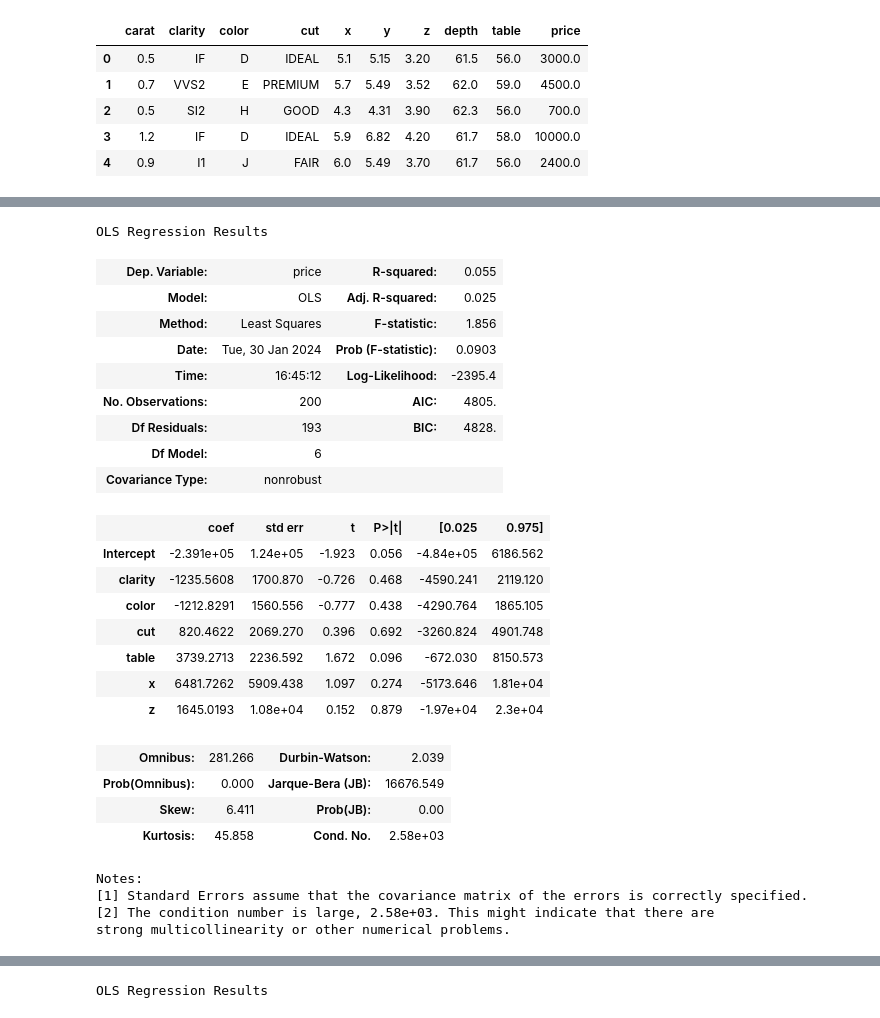
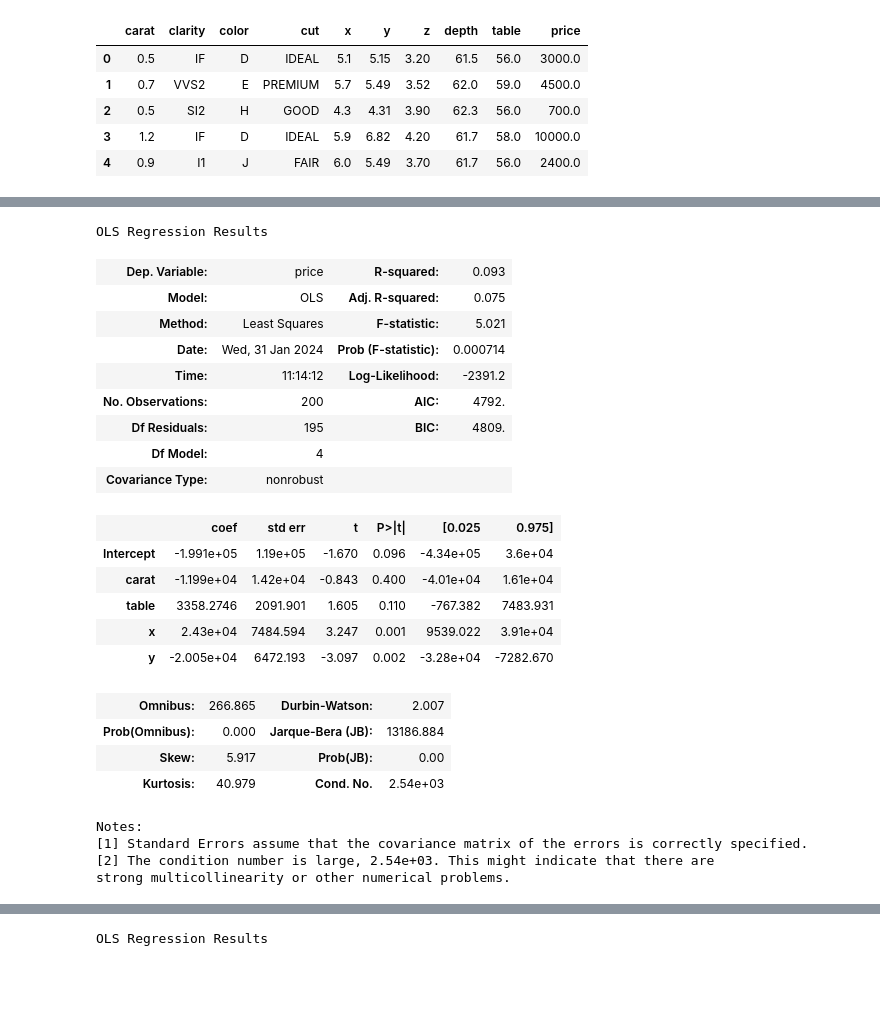
Before and after one commit to karolsobotka/PAD, a Jupyter notebook: messy_data_proj/etap_tworzenia_modelu_regresji.ipynb, the cells around one changed output, grey strips where cells are left out. Saved outputs shown, nothing was run; the diff lists cells and outputs as text; code cells hidden in the pictures; blank space fills up the shorter version.

```diff
--- a/messy_data_proj/etap_tworzenia_modelu_regresji.ipynb
+++ b/messy_data_proj/etap_tworzenia_modelu_regresji.ipynb
@@ -85,32 +244,31 @@ Notes:
 strong multicollinearity or other numerical problems.
 # %%
-model = smf.ols(formula="price ~  clarity + color +  cut +table + x+z ", data = df).fit()
+
+model = smf.ols(formula="price ~ carat+  table + x+ y ", data = df).fit()
 model.summary()
 # %% [output]
 OLS Regression Results
-| Dep. Variable: | price | R-squared: | 0.055 |
-| Model: | OLS | Adj. R-squared: | 0.025 |
-| Method: | Least Squares | F-statistic: | 1.856 |
-| Date: | Tue, 30 Jan 2024 | Prob (F-statistic): | 0.0903 |
-| Time: | 16:45:12 | Log-Likelihood: | -2395.4 |
-| No. Observations: | 200 | AIC: | 4805. |
-| Df Residuals: | 193 | BIC: | 4828. |
-| Df Model: | 6 |  |  |
+| Dep. Variable: | price | R-squared: | 0.093 |
+| Model: | OLS | Adj. R-squared: | 0.075 |
+| Method: | Least Squares | F-statistic: | 5.021 |
+| Date: | Wed, 31 Jan 2024 | Prob (F-statistic): | 0.000714 |
+| Time: | 11:14:12 | Log-Likelihood: | -2391.2 |
+| No. Observations: | 200 | AIC: | 4792. |
+| Df Residuals: | 195 | BIC: | 4809. |
+| Df Model: | 4 |  |  |
 | Covariance Type: | nonrobust |  |  |
 |  | coef | std err | t | P>|t| | [0.025 | 0.975] |
-| Intercept | -2.391e+05 | 1.24e+05 | -1.923 | 0.056 | -4.84e+05 | 6186.562 |
-| clarity | -1235.5608 | 1700.870 | -0.726 | 0.468 | -4590.241 | 2119.120 |
-| color | -1212.8291 | 1560.556 | -0.777 | 0.438 | -4290.764 | 1865.105 |
-| cut | 820.4622 | 2069.270 | 0.396 | 0.692 | -3260.824 | 4901.748 |
-| table | 3739.2713 | 2236.592 | 1.672 | 0.096 | -672.030 | 8150.573 |
-| x | 6481.7262 | 5909.438 | 1.097 | 0.274 | -5173.646 | 1.81e+04 |
-| z | 1645.0193 | 1.08e+04 | 0.152 | 0.879 | -1.97e+04 | 2.3e+04 |
+| Intercept | -1.991e+05 | 1.19e+05 | -1.670 | 0.096 | -4.34e+05 | 3.6e+04 |
+| carat | -1.199e+04 | 1.42e+04 | -0.843 | 0.400 | -4.01e+04 | 1.61e+04 |
+| table | 3358.2746 | 2091.901 | 1.605 | 0.110 | -767.382 | 7483.931 |
+| x | 2.43e+04 | 7484.594 | 3.247 | 0.001 | 9539.022 | 3.91e+04 |
+| y | -2.005e+04 | 6472.193 | -3.097 | 0.002 | -3.28e+04 | -7282.670 |
-| Omnibus: | 281.266 | Durbin-Watson: | 2.039 |
-| Prob(Omnibus): | 0.000 | Jarque-Bera (JB): | 16676.549 |
-| Skew: | 6.411 | Prob(JB): | 0.00 |
-| Kurtosis: | 45.858 | Cond. No. | 2.58e+03 |
+| Omnibus: | 266.865 | Durbin-Watson: | 2.007 |
+| Prob(Omnibus): | 0.000 | Jarque-Bera (JB): | 13186.884 |
+| Skew: | 5.917 | Prob(JB): | 0.00 |
+| Kurtosis: | 40.979 | Cond. No. | 2.54e+03 |
 Notes:
 [1] Standard Errors assume that the covariance matrix of the errors is correctly specified.
-[2] The condition number is large, 2.58e+03. This might indicate that there are
+[2] The condition number is large, 2.54e+03. This might indicate that there are
 strong multicollinearity or other numerical problems.
 # %%
```
Also changed, not shown: parts of 14 cells of this notebook, 1 other file.
